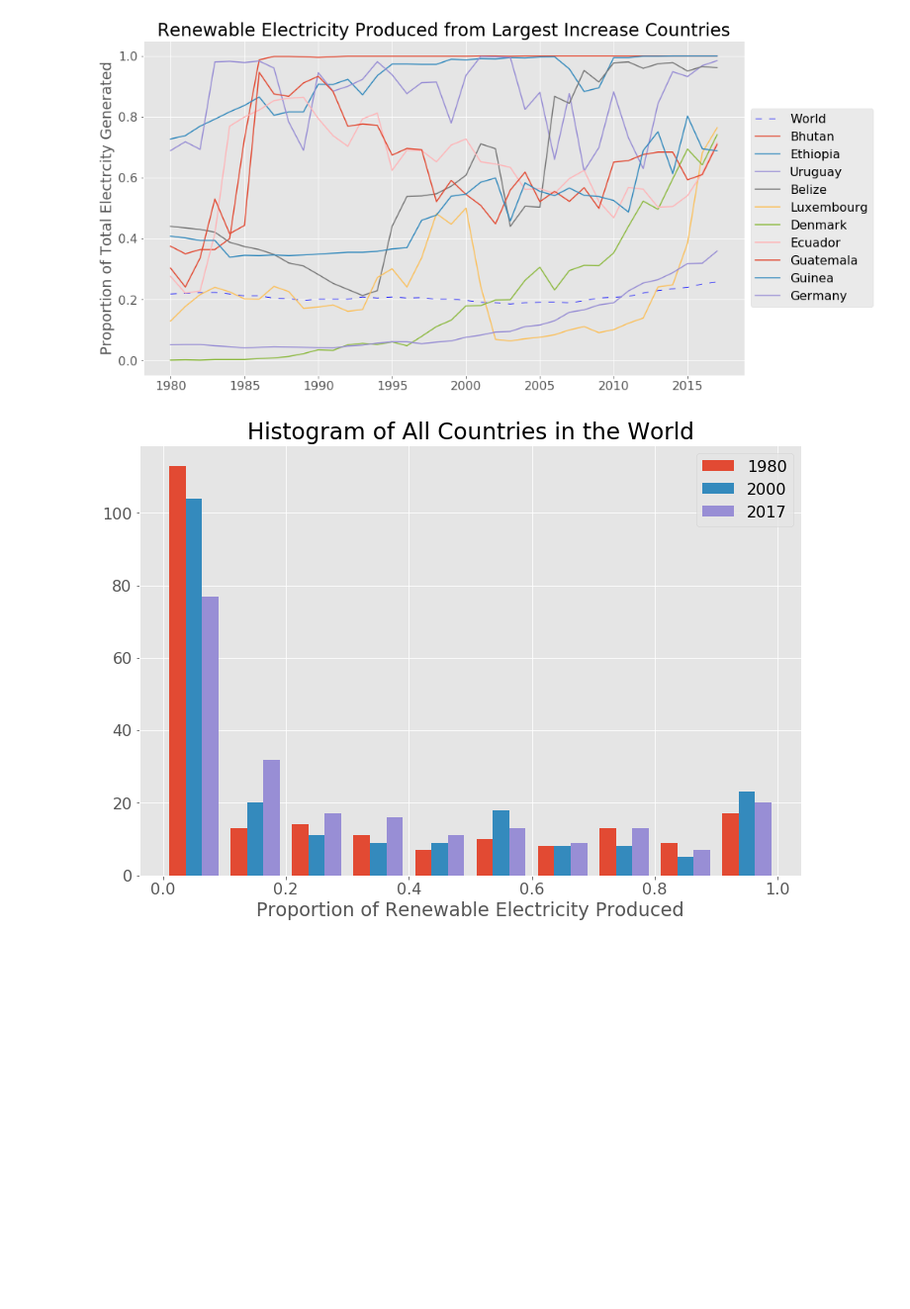
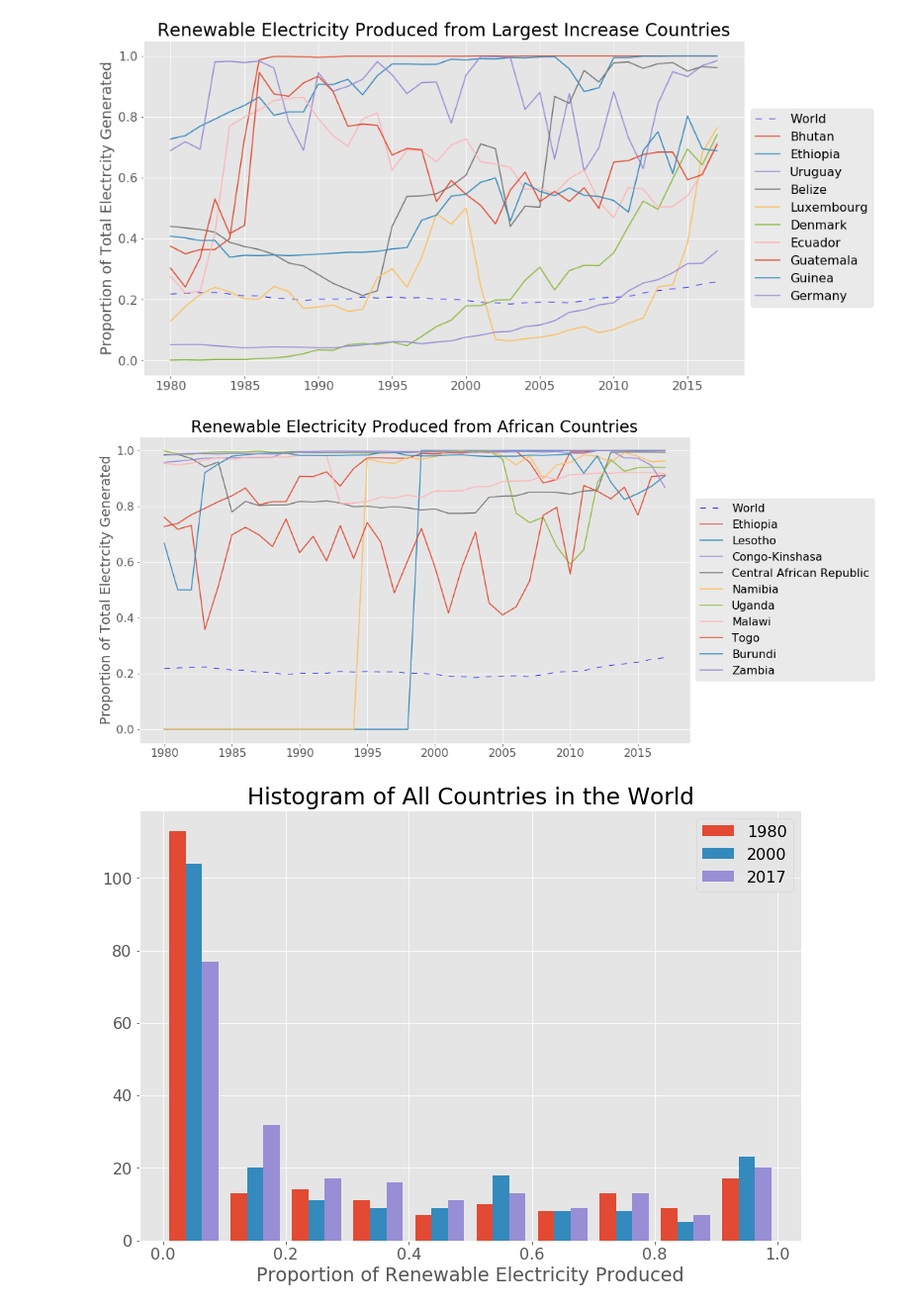
Before and after one commit to Jbudnick/World_Renewable_Electricity, a Jupyter notebook: notebooks/Capstone1Plots.ipynb, the cells around one changed output. Shown at 99% size. Cells and saved outputs as stored; diff of their text form; code cells hidden in the pictures; blank space fills up the shorter version.

Commit message:
Added missing Africa plot

```diff
--- a/notebooks/Capstone1Plots.ipynb
+++ b/notebooks/Capstone1Plots.ipynb
@@ -572,3 +572,8 @@ plt.show()
 [figure]
 # %%
 Improved_Analysis.fig.savefig('images/MostImp.png',  bbox_inches='tight')
+# %%
+Africa_Analysis.plot_data(include_world = True)
+plt.show()
+# %% [output]
+[figure, added]
```
Also changed, not shown: parts of 1 cell of this notebook, 2 other files.
